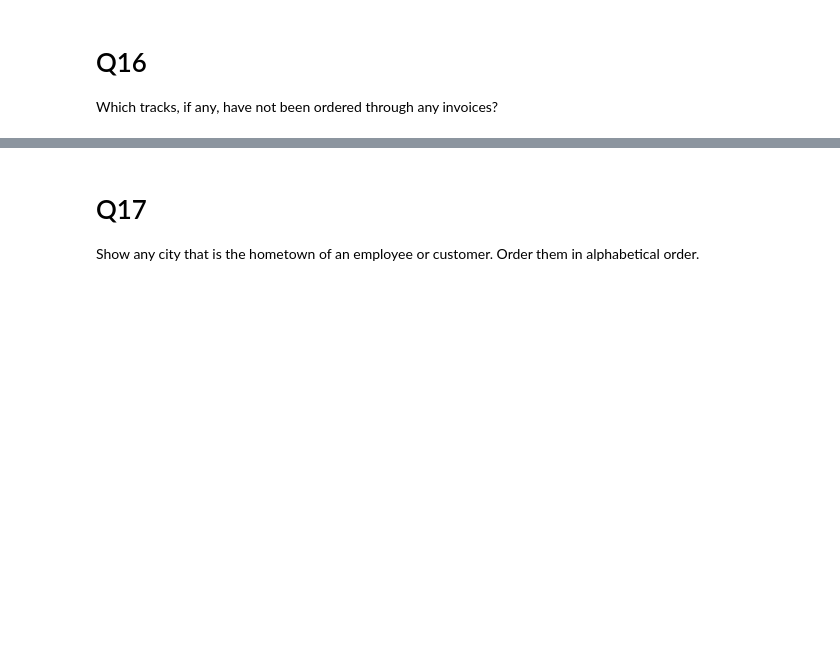
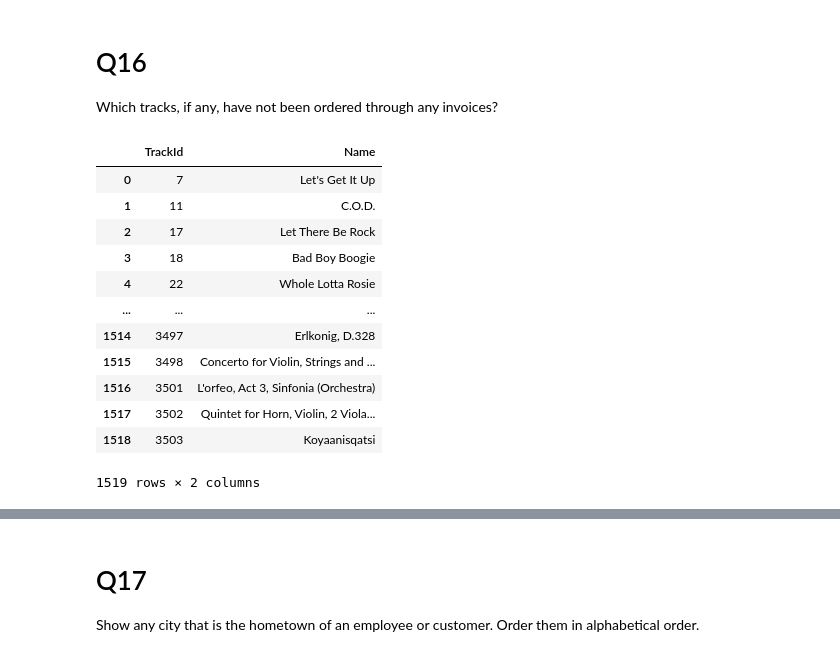
Before and after one commit to kathleen-ryan-DeSales/CS260, a Jupyter notebook: other/Exam1Review_Answers.ipynb, the cells around one changed output, grey strips where cells are left out. Cells and saved outputs as stored; diff of their text form; code cells hidden in the pictures; blank space fills up the shorter version.

```diff
--- a/other/Exam1Review_Answers.ipynb
+++ b/other/Exam1Review_Answers.ipynb
@@ -539,8 +539,26 @@ results
 
 Which tracks, if any, have not been ordered through any invoices?
 # %%
-sql_statement = """...
+#Option 1
+sql_statement = """SELECT TrackId, Name
+                   FROM tracks
+                   WHERE TrackId NOT IN (SELECT TrackId
+                                         FROM invoice_items)
             """
 
 results = pd.read_sql_query(sql_statement, conn)
 results
+# %% [output]
+|  | TrackId | Name |
+| 0 | 7 | Let's Get It Up |
+| 1 | 11 | C.O.D. |
+| 2 | 17 | Let There Be Rock |
+| 3 | 18 | Bad Boy Boogie |
+| 4 | 22 | Whole Lotta Rosie |
+| ... | ... | ... |
+| 1514 | 3497 | Erlkonig, D.328 |
+| 1515 | 3498 | Concerto for Violin, Strings and ... |
+| 1516 | 3501 | L'orfeo, Act 3, Sinfonia (Orchestra) |
+| 1517 | 3502 | Quintet for Horn, Violin, 2 Viola... |
+| 1518 | 3503 | Koyaanisqatsi |
+1519 rows × 2 columns
```
Also changed, not shown: parts of 6 cells of this notebook.
